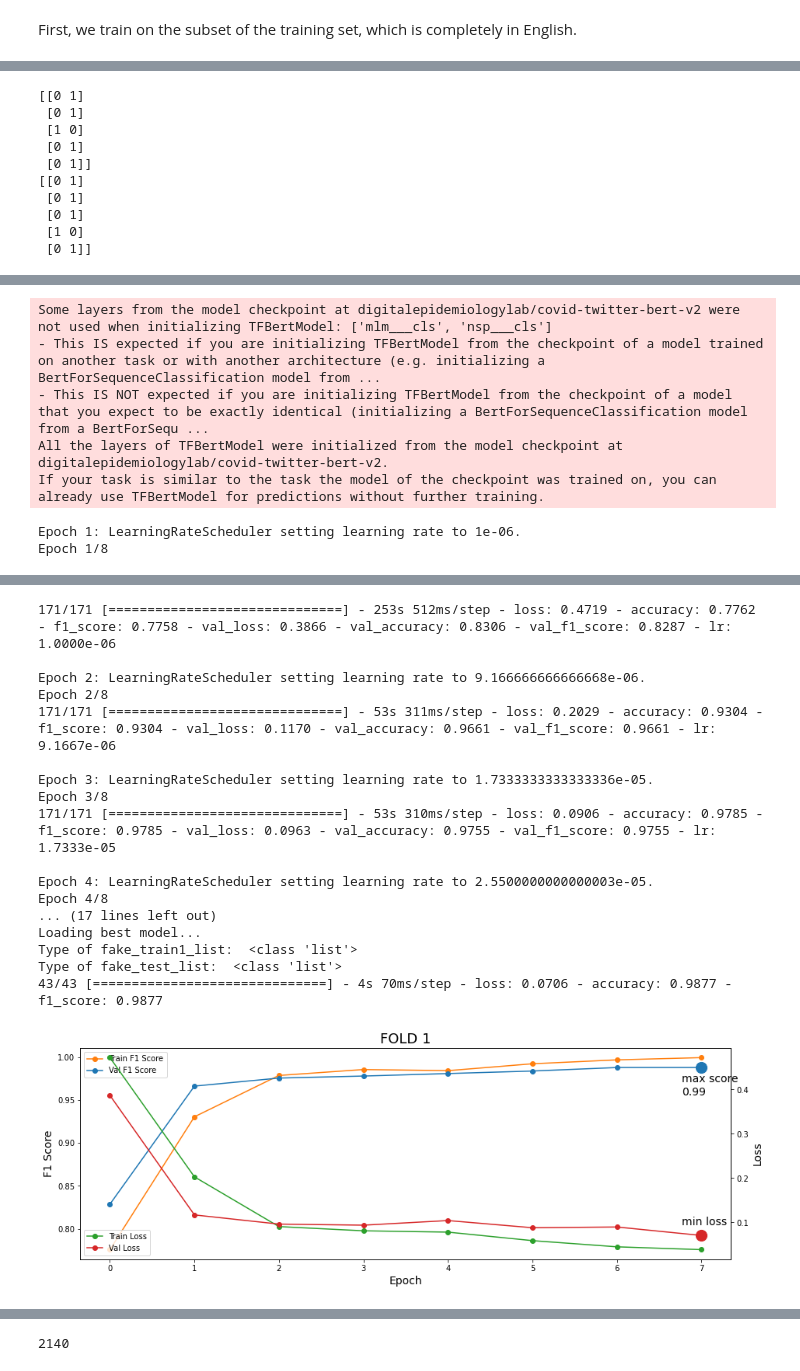
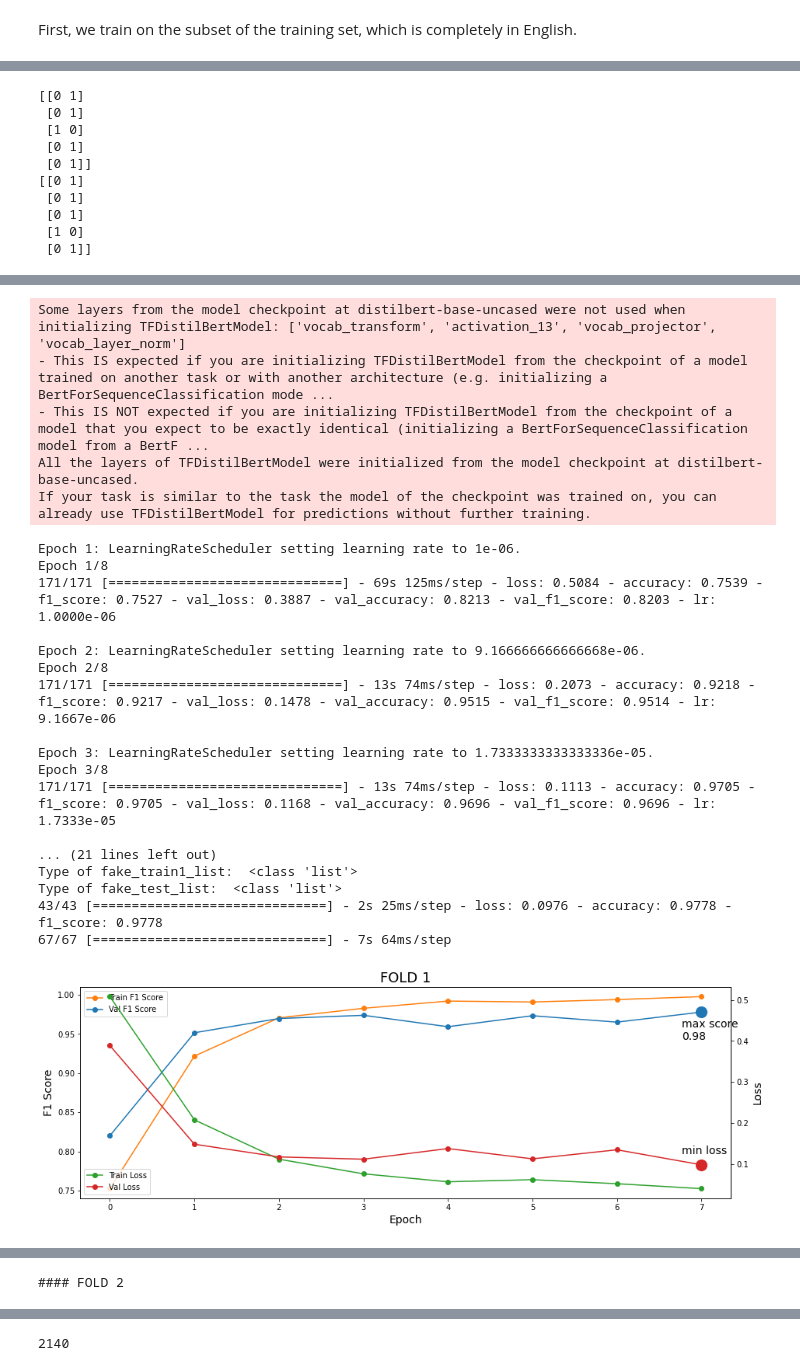
Before and after one commit to sreebalajisree/Fake_News_Detection, a Jupyter notebook: fake_news_dectetion_BERT_tpu_1Model_5_Fold_CV_.ipynb, the cells around one changed output, grey strips where cells are left out. Saved outputs shown, nothing was run; the diff lists cells and outputs as text; code cells hidden in the pictures.

```diff
--- a/fake_news_dectetion_BERT_tpu_1Model_5_Fold_CV_.ipynb
+++ b/fake_news_dectetion_BERT_tpu_1Model_5_Fold_CV_.ipynb
@@ -349,7 +349,7 @@ First, we train on the subset of the training set, which is completely in Englis
 # %%
 preds = []
 weights = []
-models = ["digitalepidemiologylab/covid-twitter-bert-v2"]
+models = ["distilbert-base-uncased"]
 for fold,(train,valid) in enumerate(kfold.split(fake_train1.tweet,fake_train1.label)):
     print('#### FOLD',fold+1)
     x_train,x_valid,y_train,y_valid = fake_train1.tweet[train],fake_train1.tweet[valid]\
@@ -463,7 +463,23 @@ WARNING:tensorflow:TPU system grpc://10.125.111.130:8470 has already been initia
-Some layers from the model checkpoint at digitalepidemiologylab/covid-twitter-bert-v2 were not used when initializing TFBertModel: ['mlm___cls', 'nsp___cls']
-- This IS expected if you are initializing TFBertModel from the checkpoint of a model trained on another task or with another architecture (e.g. initializing a BertForSequenceClassification model from ...
-- This IS NOT expected if you are initializing TFBertModel from the checkpoint of a model that you expect to be exactly identical (initializing a BertForSequenceClassification model from a BertForSequ ...
-All the layers of TFBertModel were initialized from the model checkpoint at digitalepidemiologylab/covid-twitter-bert-v2.
-If your task is similar to the task the model of the checkpoint was trained on, you can already use TFBertModel for predictions without further training.
+Some layers from the model checkpoint at distilbert-base-uncased were not used when initializing TFDistilBertModel: ['vocab_transform', 'activation_13', 'vocab_projector', 'vocab_layer_norm']
+- This IS expected if you are initializing TFDistilBertModel from the checkpoint of a model trained on another task or with another architecture (e.g. initializing a BertForSequenceClassification mode ...
+- This IS NOT expected if you are initializing TFDistilBertModel from the checkpoint of a model that you expect to be exactly identical (initializing a BertForSequenceClassification model from a BertF ...
+All the layers of TFDistilBertModel were initialized from the model checkpoint at distilbert-base-uncased.
+If your task is similar to the task the model of the checkpoint was trained on, you can already use TFDistilBertModel for predictions without further training.
 Epoch 1: LearningRateScheduler setting learning rate to 1e-06.
 Epoch 1/8
+171/171 [==============================] - 69s 125ms/step - loss: 0.5084 - accuracy: 0.7539 - f1_score: 0.7527 - val_loss: 0.3887 - val_accuracy: 0.8213 - val_f1_score: 0.8203 - lr: 1.0000e-06
+
+Epoch 2: LearningRateScheduler setting learning rate to 9.166666666666668e-06.
+Epoch 2/8
+171/171 [==============================] - 13s 74ms/step - loss: 0.2073 - accuracy: 0.9218 - f1_score: 0.9217 - val_loss: 0.1478 - val_accuracy: 0.9515 - val_f1_score: 0.9514 - lr: 9.1667e-06
+
+Epoch 3: LearningRateScheduler setting learning rate to 1.7333333333333336e-05.
+Epoch 3/8
+171/171 [==============================] - 13s 74ms/step - loss: 0.1113 - accuracy: 0.9705 - f1_score: 0.9705 - val_loss: 0.1168 - val_accuracy: 0.9696 - val_f1_score: 0.9696 - lr: 1.7333e-05
+
+... (21 lines left out)
+Type of fake_train1_list:  <class 'list'>
+Type of fake_test_list:  <class 'list'>
+43/43 [==============================] - 2s 25ms/step - loss: 0.0976 - accuracy: 0.9778 - f1_score: 0.9778
+67/67 [==============================] - 7s 64ms/step
+[figure, new version]
@@ -472,18 +487 @@ WARNING:tensorflow:Gradients do not exist for variables ['tf_bert_model/bert/poo
-171/171 [==============================] - 253s 512ms/step - loss: 0.4719 - accuracy: 0.7762 - f1_score: 0.7758 - val_loss: 0.3866 - val_accuracy: 0.8306 - val_f1_score: 0.8287 - lr: 1.0000e-06
-
-Epoch 2: LearningRateScheduler setting learning rate to 9.166666666666668e-06.
-Epoch 2/8
-171/171 [==============================] - 53s 311ms/step - loss: 0.2029 - accuracy: 0.9304 - f1_score: 0.9304 - val_loss: 0.1170 - val_accuracy: 0.9661 - val_f1_score: 0.9661 - lr: 9.1667e-06
-
-Epoch 3: LearningRateScheduler setting learning rate to 1.7333333333333336e-05.
-Epoch 3/8
-171/171 [==============================] - 53s 310ms/step - loss: 0.0906 - accuracy: 0.9785 - f1_score: 0.9785 - val_loss: 0.0963 - val_accuracy: 0.9755 - val_f1_score: 0.9755 - lr: 1.7333e-05
-
-Epoch 4: LearningRateScheduler setting learning rate to 2.5500000000000003e-05.
-Epoch 4/8
-... (17 lines left out)
-Loading best model...
-Type of fake_train1_list:  <class 'list'>
-Type of fake_test_list:  <class 'list'>
-43/43 [==============================] - 4s 70ms/step - loss: 0.0706 - accuracy: 0.9877 - f1_score: 0.9877
+#### FOLD 2
-[figure, old version]
```
Also changed, not shown: parts of 24 cells of this notebook.
